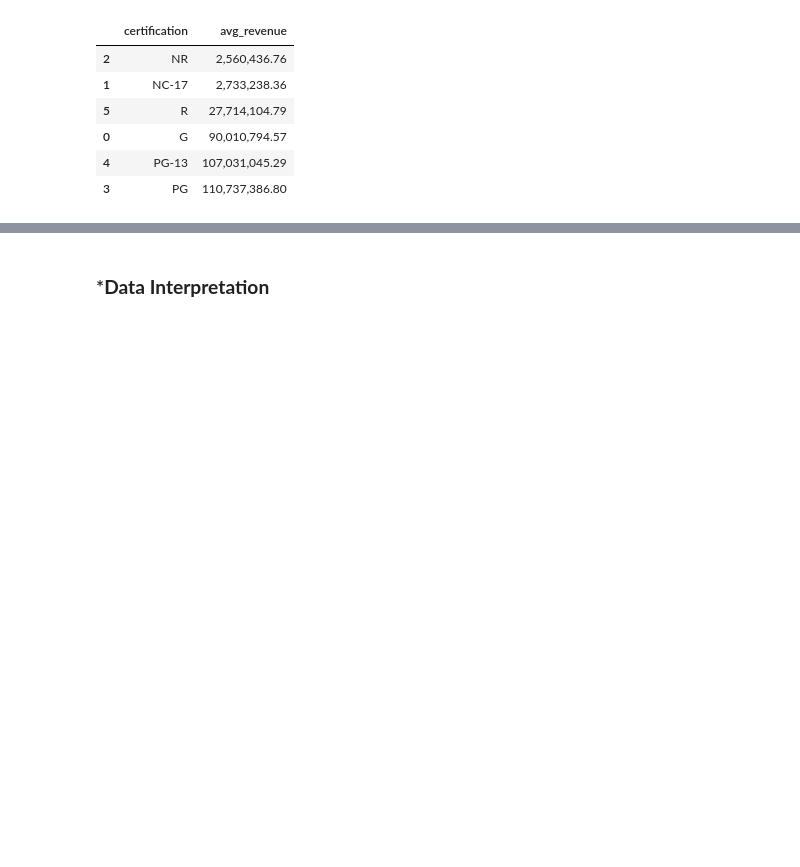
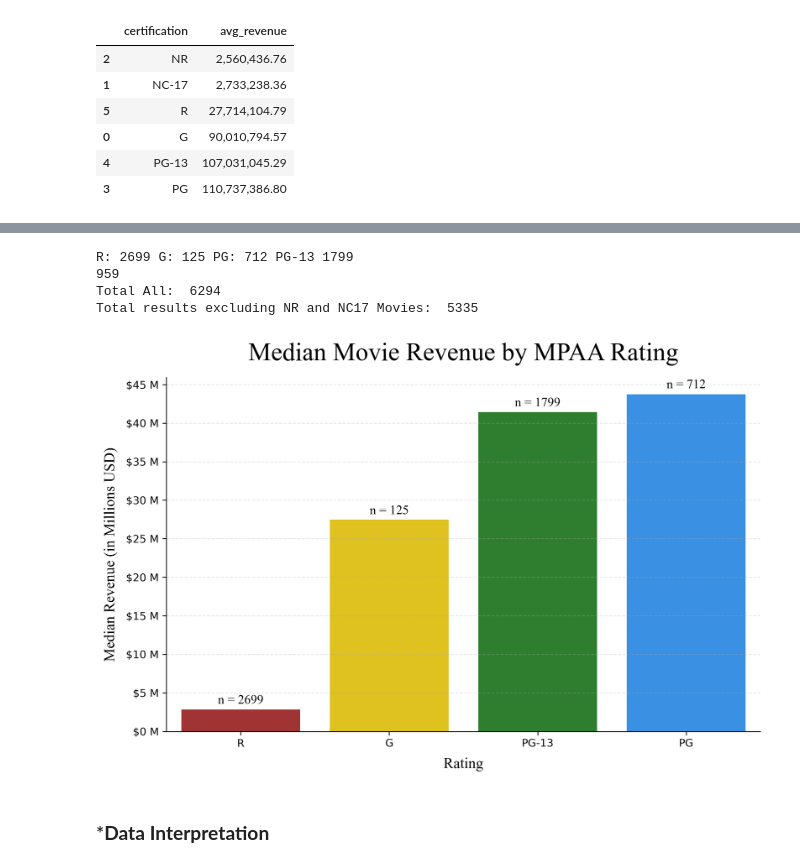
Before and after one commit to CRPeace/Movie_Data_API_Stats_Analysis, a Jupyter notebook: C.Peace_Movie_Analysis_Part_4-Hypothesis-Testing.ipynb, the cells around one changed output, grey strips where cells are left out. Saved outputs shown, nothing was run; the diff lists cells and outputs as text; code cells hidden in the pictures; blank space fills up the shorter version.

Commit message:
updating charts

```diff
--- a/C.Peace_Movie_Analysis_Part_4-Hypothesis-Testing.ipynb
+++ b/C.Peace_Movie_Analysis_Part_4-Hypothesis-Testing.ipynb
@@ -554,3 +532,61 @@ ax.spines[['top', 'right']].set_visible(False)
+# %%
+# finding n for each rating to annotate chart
+r_length = len(tmdb_data[tmdb_data['certification'] == 'R'])
+g_length = len(tmdb_data[tmdb_data['certification'] == 'G'])
+pg_length = len(tmdb_data[tmdb_data['certification'] == 'PG'])
+pg13_length = len(tmdb_data[tmdb_data['certification'] == 'PG-13'])
+nr_length = len(tmdb_data[tmdb_data['certification'] == 'NR'])
+nc17_length = len(tmdb_data[tmdb_data['certification'] == 'NC-17'])
+
+print(f'R: {r_length}', f'G: {g_length}',
+      f'PG: {pg_length}', f'PG-13 {pg13_length}')
+print(nc17_length + nr_length)
+print('Total All: ', len(tmdb_data))
+print('Total results excluding NR and NC17 Movies: ',
+    len(tmdb_data) - (nc17_length + nr_length))
+# %% [output]
+R: 2699 G: 125 PG: 712 PG-13 1799
+959
+Total All:  6294
+Total results excluding NR and NC17 Movies:  5335
+# %%
+# plotting the results
+fig, ax = plt.subplots(figsize=(10, 6), dpi=300)
+sns.barplot(ax=ax, data=revenue_ratings, y='median_revenue', x='certification',
+            palette=['firebrick', 'gold', 'forestgreen', 'dodgerblue' ])
+
+ax.set_title('Median Movie Revenue by MPAA Rating',
+             fontsize=24, pad=16, fontfamily='Times New Roman')
+ax.set_xlabel('Rating', fontsize=14, labelpad=8, font='Times New Roman')
+ax.set_ylabel('Median Revenue (in Millions USD)',
+              fontsize=14, labelpad=8, font='Times New Roman')
+ax.set_yticks(range(0, 50_000_000, 5_000_000))
+
+# setting y axis to display in millions
+from matplotlib.ticker import FuncFormatter
+def hundred_k(x, pos):
+    return f'${x*1e-6:,.0f} M'
+price_fmt_100k = FuncFormatter(hundred_k)
+ax.yaxis.set_major_formatter(price_fmt_100k)
+ax.grid(axis='y', alpha=.3, ls='--')
+ax.spines[['top', 'right']].set_visible(False)
+
+tick_labels = [f"n = {r_length}", f"n = {g_length}",
+               f"n = {pg13_length}", f"n = {pg_length}"]
+
+# annotating each bar with n value
+for i, bar in enumerate(ax.patches):
+    # Get the bar height
+    height = bar.get_height()
+
+    # Annotate the bar with the tick label and n value
+    ax.annotate(tick_labels[i],
+                xy=(bar.get_x() + bar.get_width() / 2, height),
+                xytext=(0, 3),  # 3 points vertical offset
+                textcoords="offset points",
+                ha='center', va='bottom', fontsize=12, font='Times New Roman')
+# %% [output]
+[figure, added]
 # %% [markdown]
 ### ***Data Interpretation**
 # %% [markdown]
```
Also changed, not shown: parts of 2 cells of this notebook.
